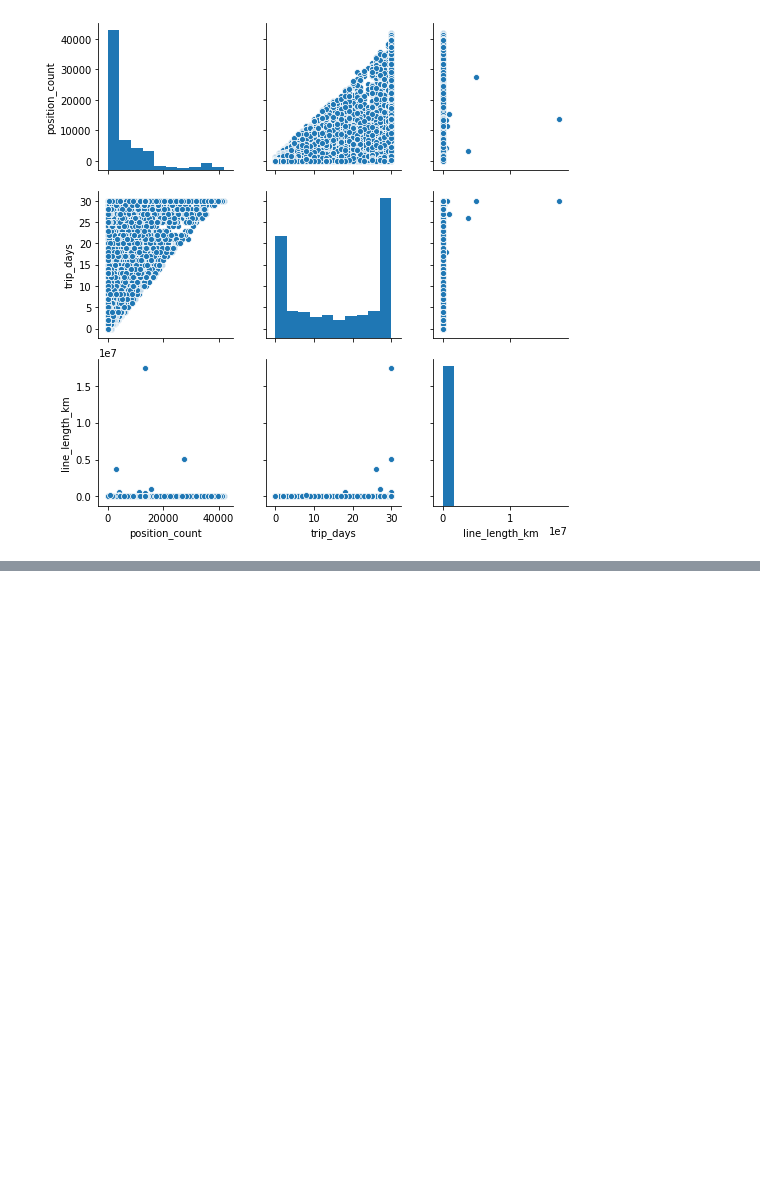
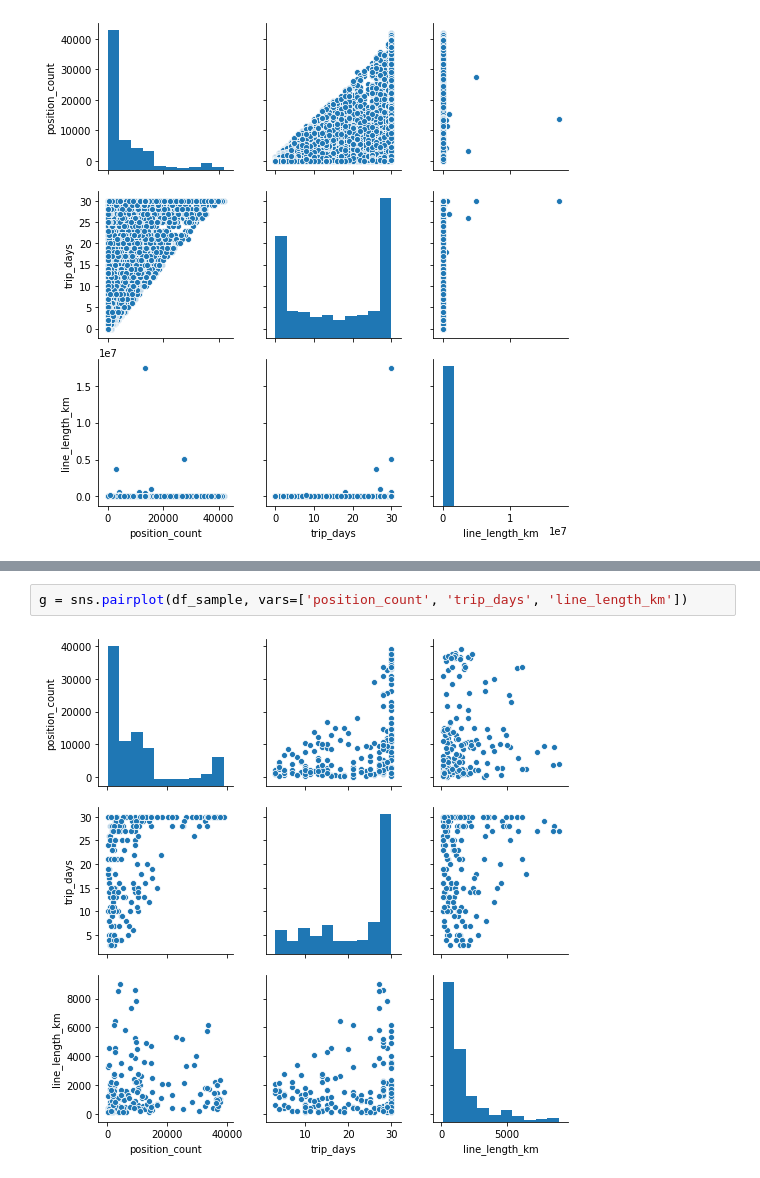
Before and after one commit to ishan-chaudhary/AIS_project, a Jupyter notebook: ship_trips analysis.ipynb, the cells around one changed output, grey strips where cells are left out. Drawn from its saved outputs; the diff is of its cells as text; blank space fills up the shorter version.

```diff
--- a/ship_trips analysis.ipynb
+++ b/ship_trips analysis.ipynb
@@ -68,0 +129,4 @@ g = sns.pairplot(df_trips, vars=['position_count', 'trip_days', 'line_length_km'
+# %%
+g = sns.pairplot(df_sample, vars=['position_count', 'trip_days', 'line_length_km'])
+# %% [output]
+[figure, added]
```
Also changed, not shown: parts of 15 cells of this notebook, 4 other files.
